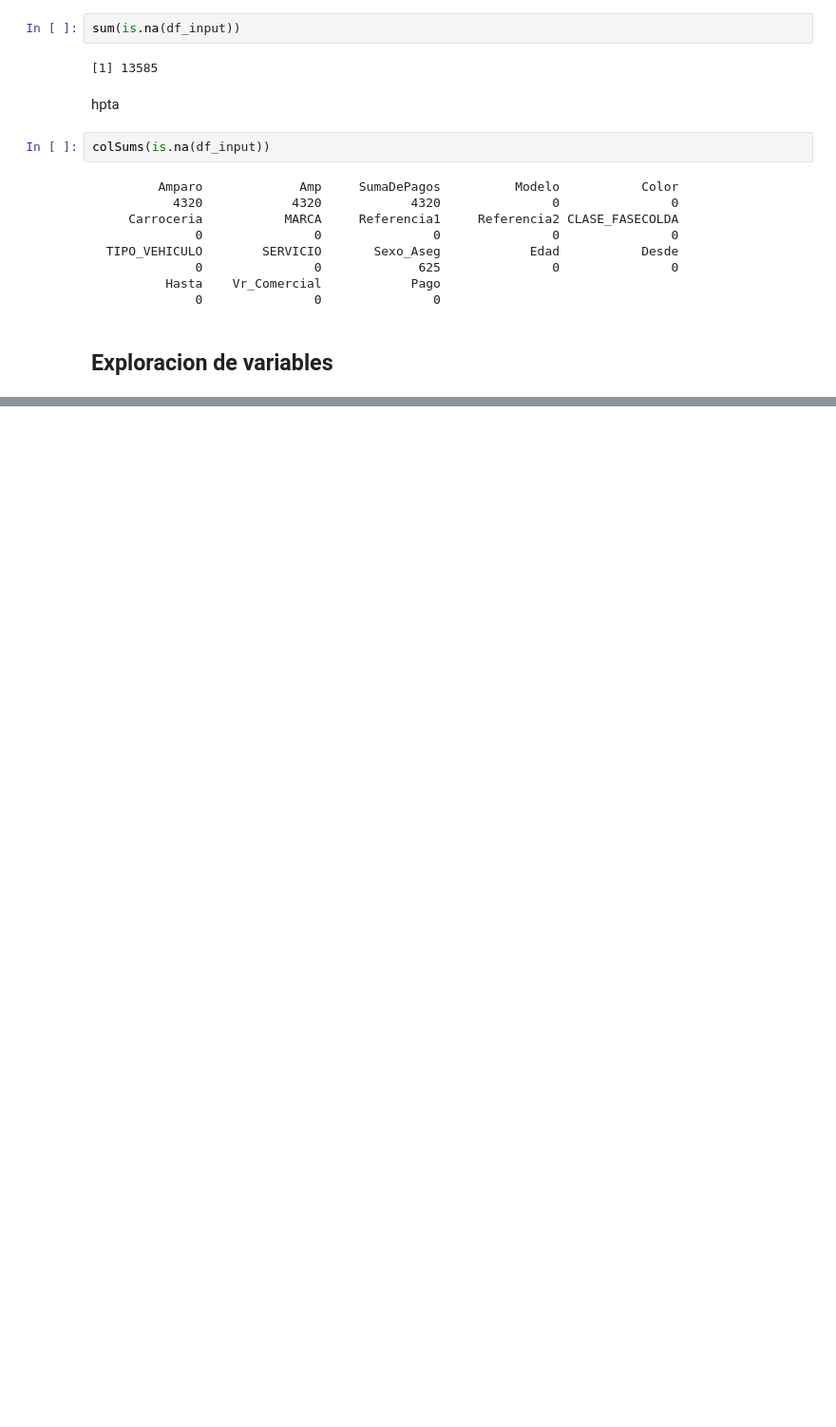
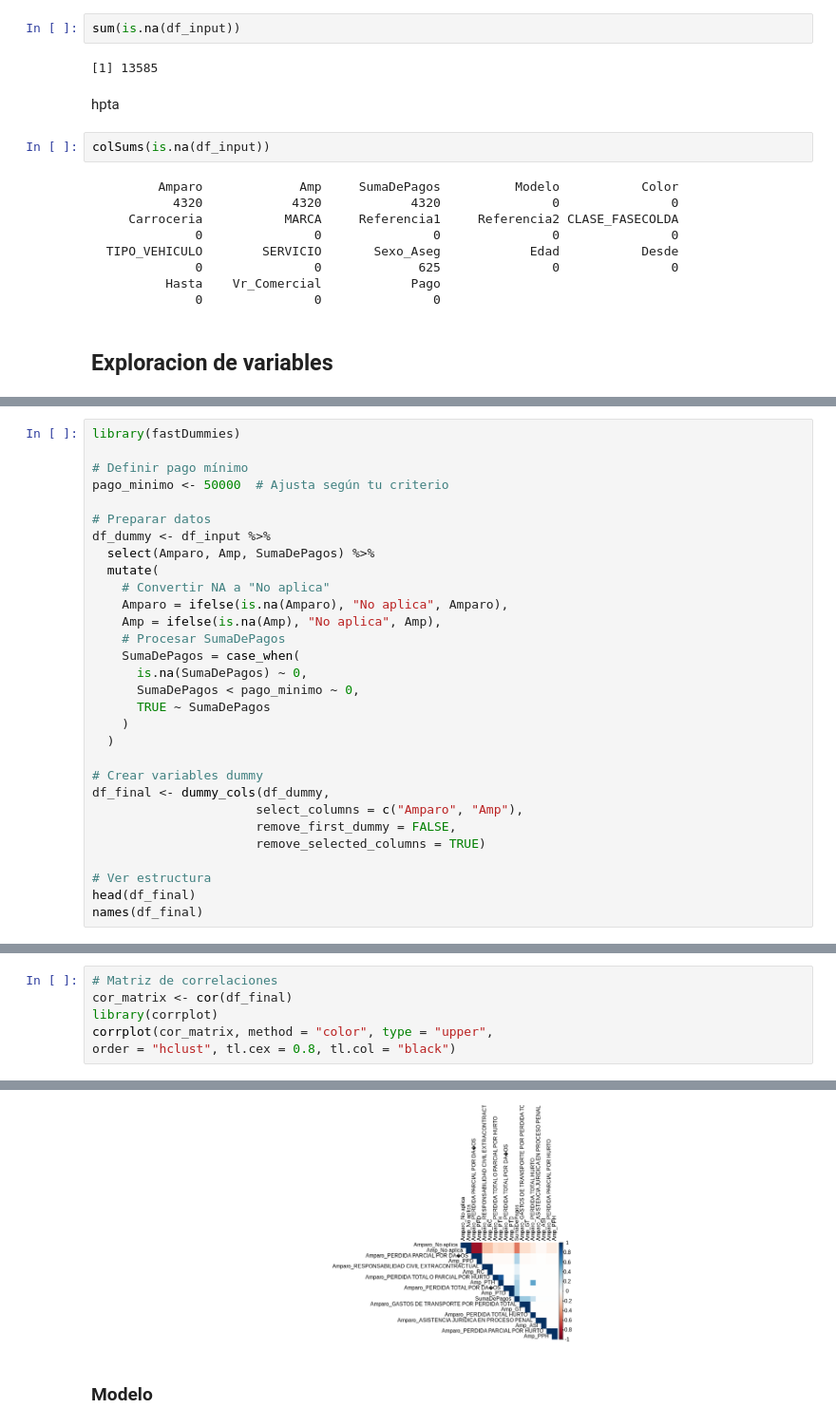
Before and after one commit to RiemannIntegrable/pricing-de-seguros-con-modelos-lineales-generalizados, a Jupyter notebook: notebooks/analisis_descriptivo.ipynb, the cells around one changed output, grey strips where cells are left out. Shown at 95% size. Saved outputs shown, nothing was run; the diff lists cells and outputs as text; blank space fills up the shorter version.

Commit message:
inicie exploracion de datos

```diff
--- a/notebooks/analisis_descriptivo.ipynb
+++ b/notebooks/analisis_descriptivo.ipynb
@@ -72,0 +157,30 @@ colSums(is.na(df_input))
+# %%
+library(fastDummies)
+
+# Definir pago mínimo
+pago_minimo <- 50000  # Ajusta según tu criterio
+
+# Preparar datos
+df_dummy <- df_input %>%
+  select(Amparo, Amp, SumaDePagos) %>%
+  mutate(
+    # Convertir NA a "No aplica"
+    Amparo = ifelse(is.na(Amparo), "No aplica", Amparo),
+    Amp = ifelse(is.na(Amp), "No aplica", Amp),
+    # Procesar SumaDePagos
+    SumaDePagos = case_when(
+      is.na(SumaDePagos) ~ 0,
+      SumaDePagos < pago_minimo ~ 0,
+      TRUE ~ SumaDePagos
+    )
+  )
+
+# Crear variables dummy
+df_final <- dummy_cols(df_dummy,
+                      select_columns = c("Amparo", "Amp"),
+                      remove_first_dummy = FALSE,
+                      remove_selected_columns = TRUE)
+
+# Ver estructura
+head(df_final)
+names(df_final)
@@ -72,0 +215,7 @@ colSums(is.na(df_input))
+# %%
+# Matriz de correlaciones
+cor_matrix <- cor(df_final)
+library(corrplot)
+corrplot(cor_matrix, method = "color", type = "upper",
+order = "hclust", tl.cex = 0.8, tl.col = "black")
+# %% [output]
@@ -72,0 +239,3 @@ colSums(is.na(df_input))
+[figure, added]
+# %% [markdown]
+### Modelo
```
Also changed, not shown: parts of 37 cells of this notebook.
